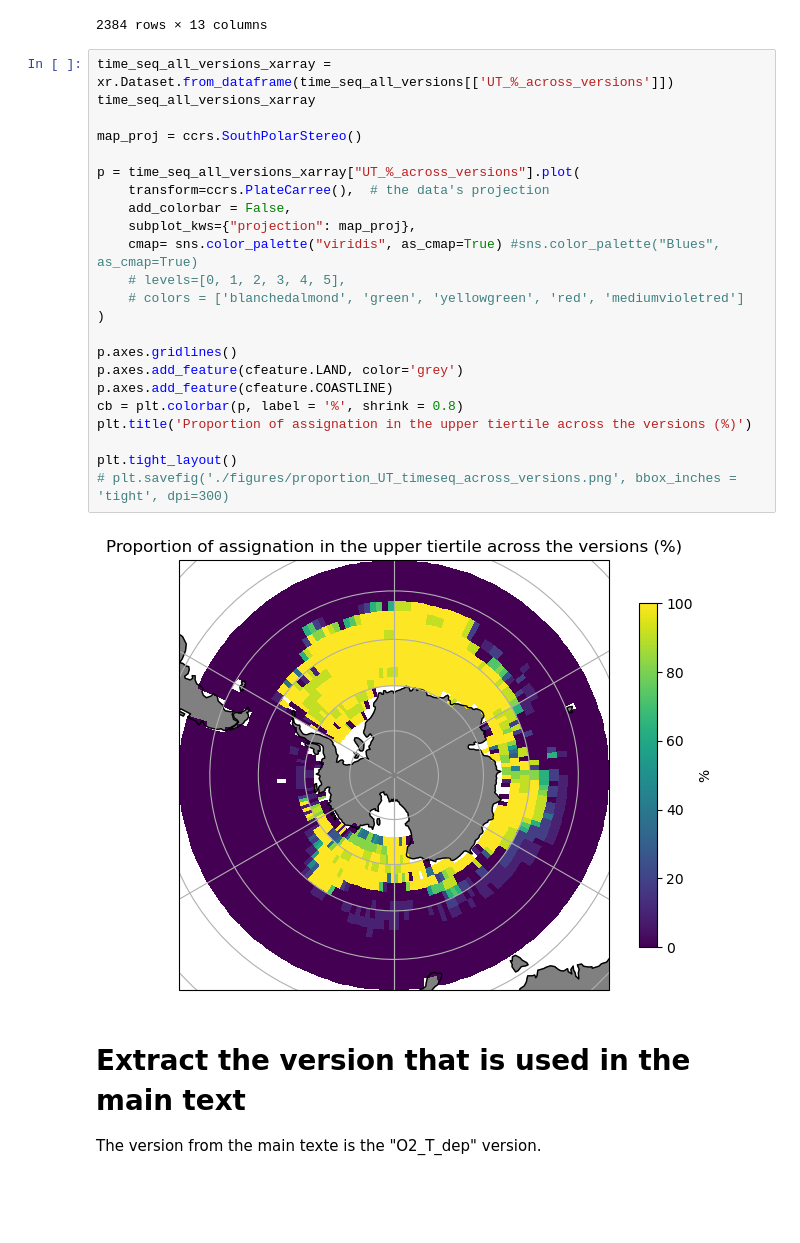
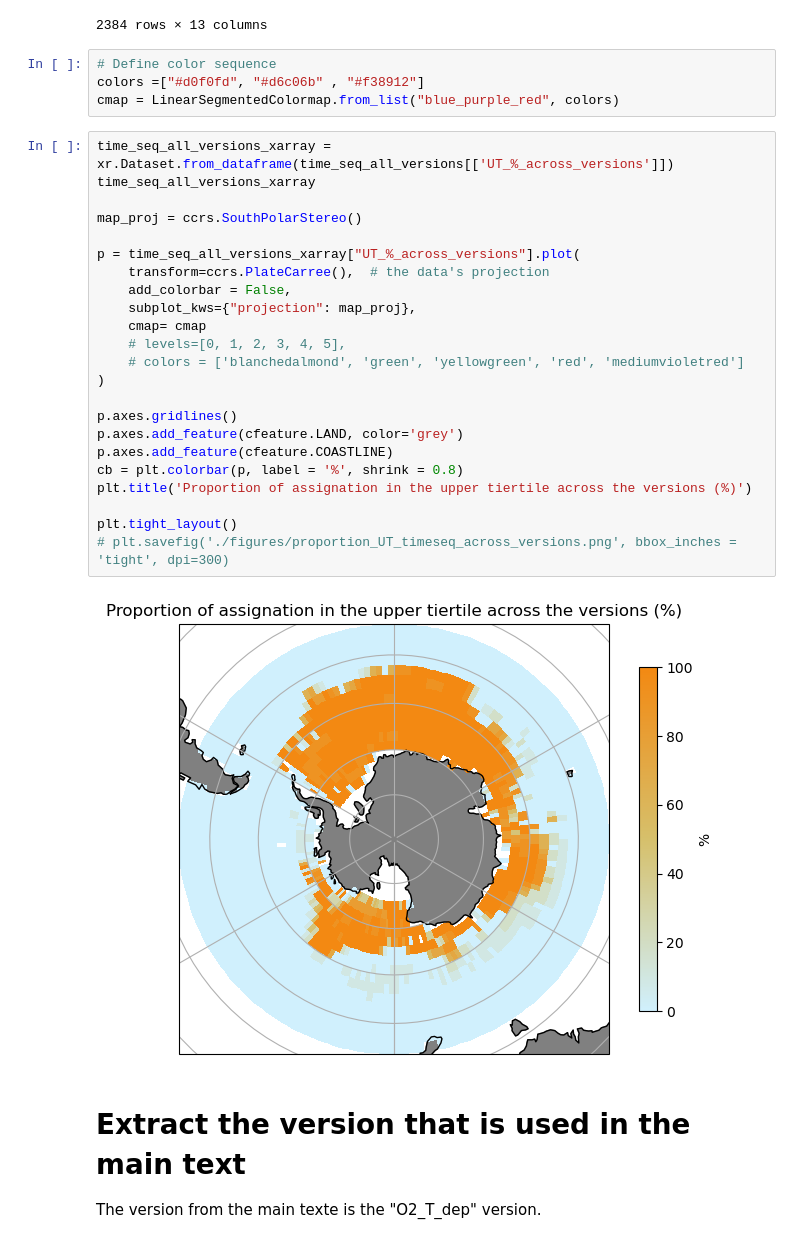
Before and after one commit to AnaelleDurfort/Key_Areas_krill_carbon_sequestration, a Jupyter notebook: sensitivity_analyse/Seq_time_certainty.ipynb, the cells around one changed output. Saved outputs shown, nothing was run; the diff lists cells and outputs as text; blank space fills up the shorter version.

Commit message:
new color scale on uncertainty analyses + updated version of the Zone type file (with the original method, to be presented in the main texte)

```diff
--- a/sensitivity_analyse/Seq_time_certainty.ipynb
+++ b/sensitivity_analyse/Seq_time_certainty.ipynb
@@ -107,31 +106,35 @@ time_seq_all_versions
 |  | 177 | 0 | 0 | 0 | 0 | ... |
 |  | 179 | 0 | 0 | 0 | 0 | ... |
 2384 rows × 13 columns
+# %%
+# Define color sequence
+colors =["#d0f0fd", "#d6c06b" , "#f38912"]
+cmap = LinearSegmentedColormap.from_list("blue_purple_red", colors)
 # %%
 time_seq_all_versions_xarray = xr.Dataset.from_dataframe(time_seq_all_versions[['UT_%_across_versions']])
 time_seq_all_versions_xarray
 
 map_proj = ccrs.SouthPolarStereo()
 
 p = time_seq_all_versions_xarray["UT_%_across_versions"].plot(
     transform=ccrs.PlateCarree(),  # the data's projection
     add_colorbar = False,
     subplot_kws={"projection": map_proj},
-    cmap= sns.color_palette("viridis", as_cmap=True) #sns.color_palette("Blues", as_cmap=True)
+    cmap= cmap
     # levels=[0, 1, 2, 3, 4, 5],
     # colors = ['blanchedalmond', 'green', 'yellowgreen', 'red', 'mediumvioletred']
 )
 
 p.axes.gridlines()
 p.axes.add_feature(cfeature.LAND, color='grey')
 p.axes.add_feature(cfeature.COASTLINE)
 cb = plt.colorbar(p, label = '%', shrink = 0.8)
 plt.title('Proportion of assignation in the upper tiertile across the versions (%)')
 
 plt.tight_layout()
 # plt.savefig('./figures/proportion_UT_timeseq_across_versions.png', bbox_inches = 'tight', dpi=300)
 # %% [output]
-[figure, old version]
+[figure, new version]
 # %% [markdown]
 # Extract the version that is used in the main text
 
```
Also changed, not shown: parts of 2 cells of this notebook, 2 other files.
